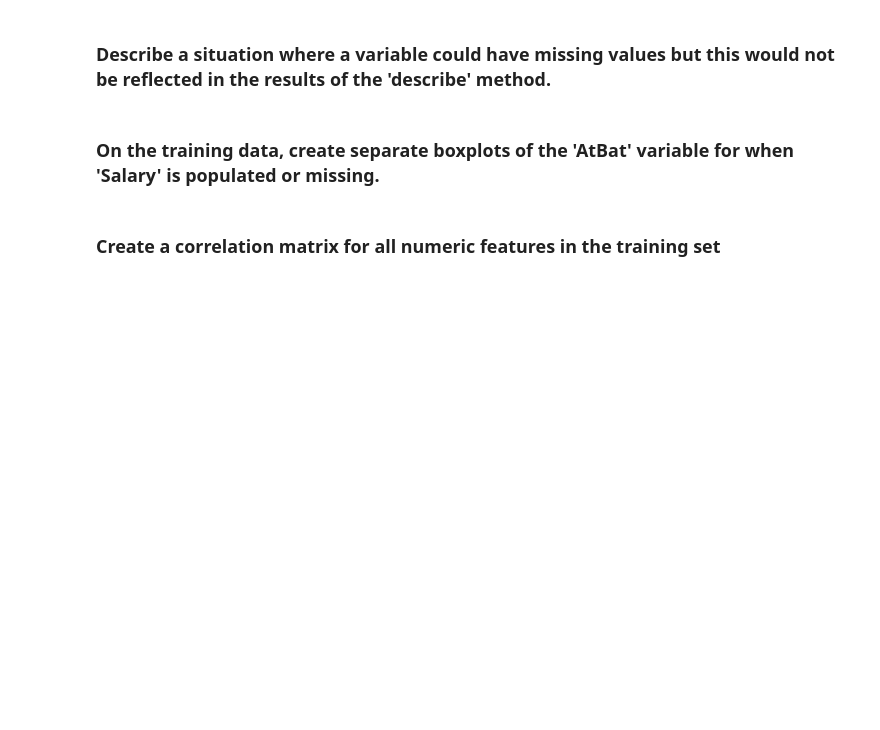
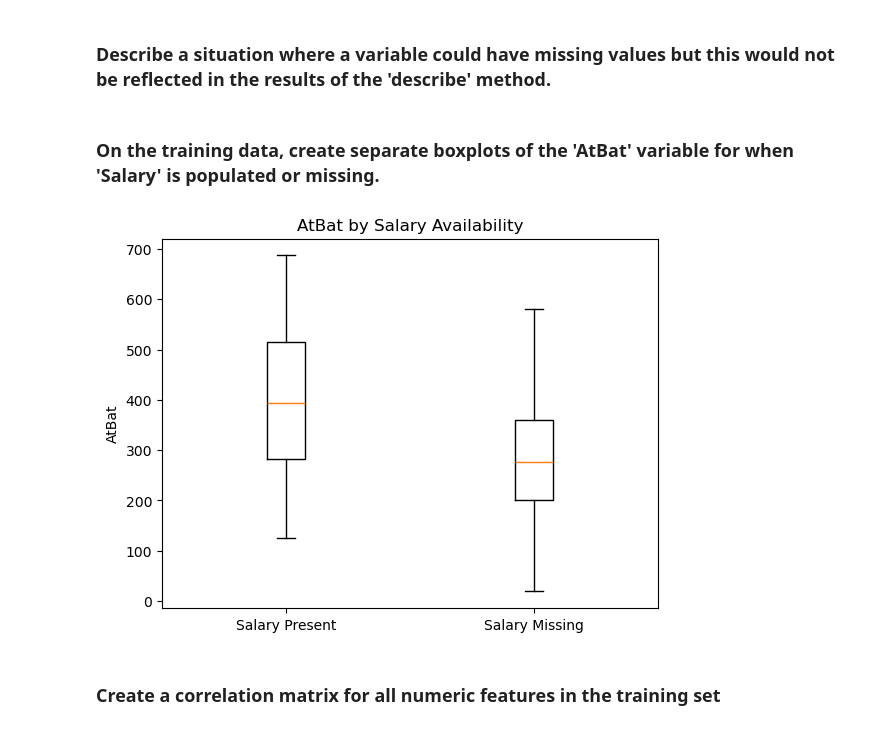
Before and after one commit to Sebastien-15/Cse-2600, a Jupyter notebook: mod03_eda.ipynb, the cells around one changed output. Cells and saved outputs as stored; diff of their text form; code cells hidden in the pictures; blank space fills up the shorter version.

```diff
--- a/mod03_eda.ipynb
+++ b/mod03_eda.ipynb
@@ -117,6 +117,18 @@ If we compare the count of "salary" to the other features, we can see that there
 ### On the training data, create separate boxplots of the 'AtBat' variable for when 'Salary' is populated or missing.
 # %%
 #fillin
+Train['Salary_missing'] = Train['Salary'].isna()
+
+plt.boxplot(
+    [Train.loc[Train['Salary_missing']==False, 'AtBat'],
+     Train.loc[Train['Salary_missing']==True, 'AtBat']],
+    labels=['Salary Present', 'Salary Missing']
+)
+plt.ylabel('AtBat')
+plt.title('AtBat by Salary Availability')
+plt.show()
+# %% [output]
+[figure, added]
 # %% [markdown]
 ### Create a correlation matrix for all numeric features in the training set
 # %%
```
Also changed, not shown: parts of 8 cells of this notebook.
